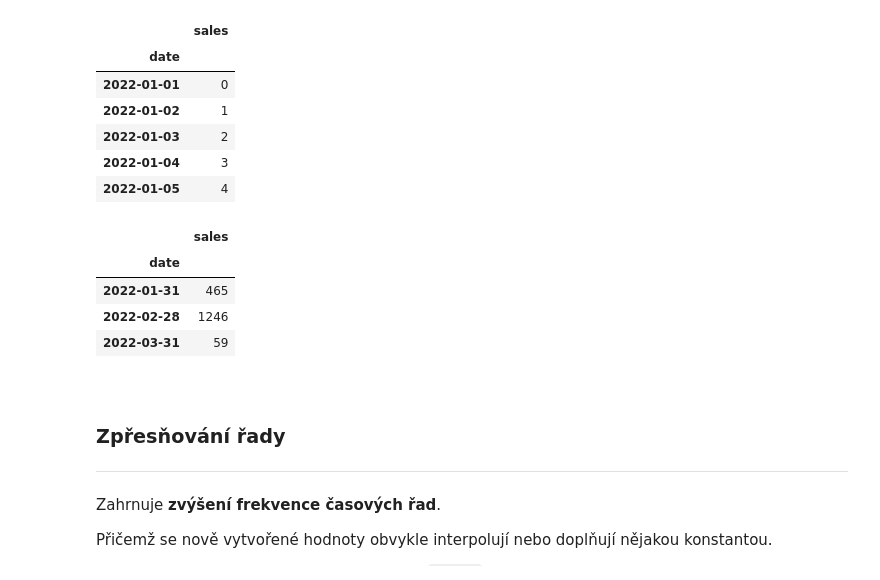
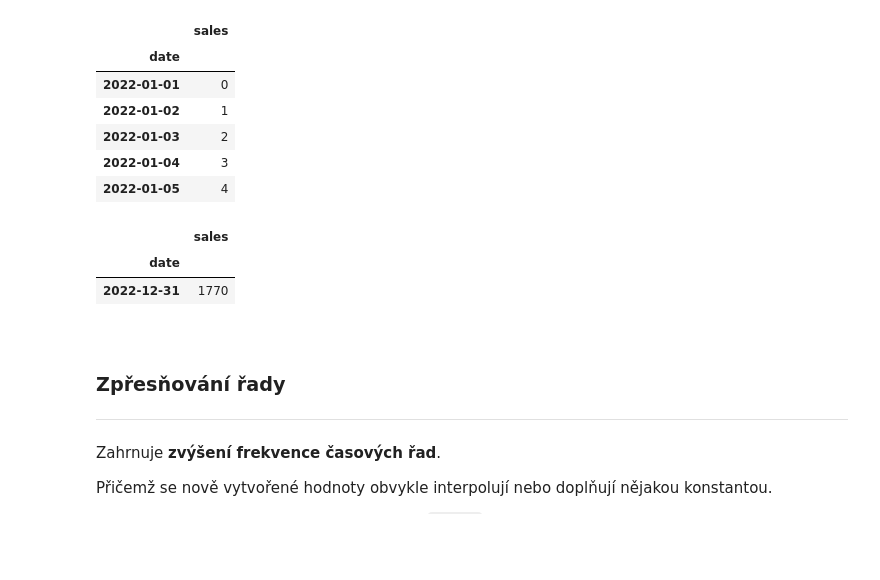
Before and after one commit to Bralor/data-csob-2023, a Jupyter notebook: shared/notebooks/lesson04.ipynb, the cells around one changed output. Saved outputs shown, nothing was run; the diff lists cells and outputs as text; code cells hidden in the pictures; blank space fills up the shorter version.

```diff
--- a/shared/notebooks/lesson04.ipynb
+++ b/shared/notebooks/lesson04.ipynb
@@ -675,15 +706,13 @@ df_data.head()
 | 2022-01-04 | 3 |
 | 2022-01-05 | 4 |
 # %%
-mesicni_data = df_data.resample('M').sum()
+seskupena_data = df_data.resample('Y').sum()
 # %%
-mesicni_data
+seskupena_data
 # %% [output]
 |  | sales |
 | date |  |
-| 2022-01-31 | 465 |
-| 2022-02-28 | 1246 |
-| 2022-03-31 | 59 |
+| 2022-12-31 | 1770 |
 # %% [markdown]
 <br>
 
```
Also changed, not shown: parts of 91 cells of this notebook.
